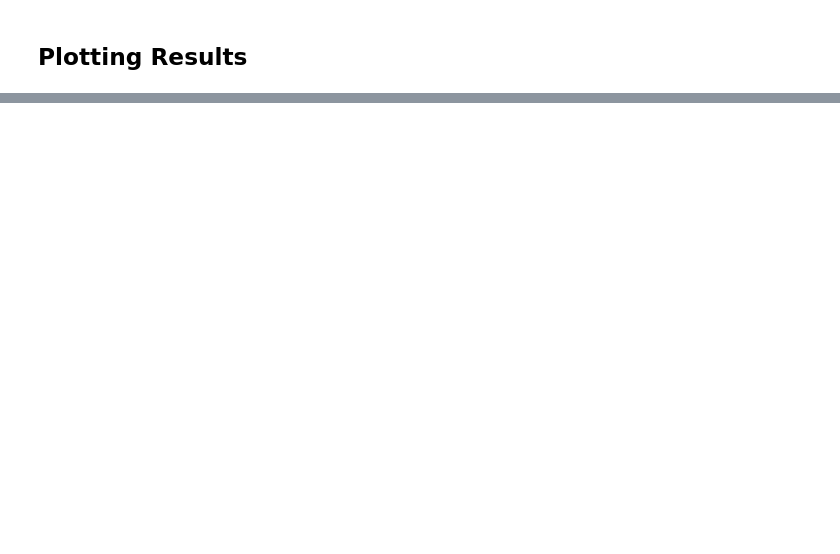
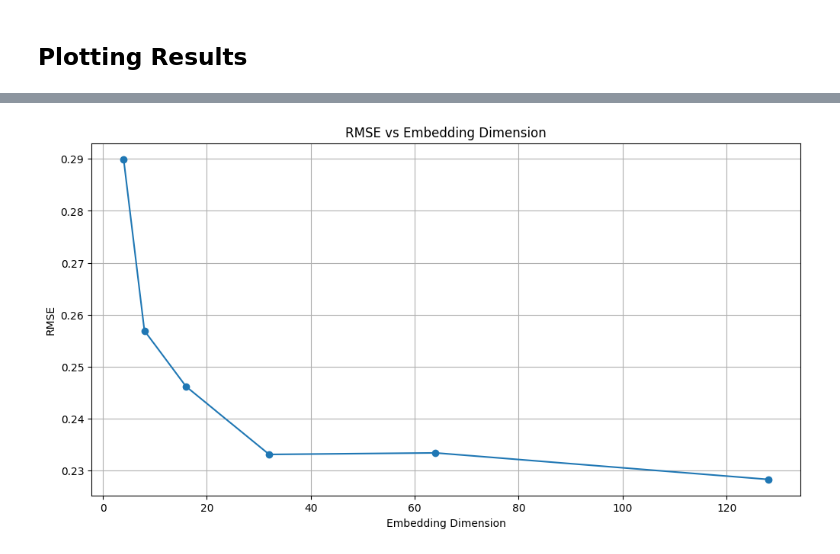
Before and after one commit to MarsImmortal/neural_factorization_machine, a Jupyter notebook: NFM.ipynb, the cells around one changed output, grey strips where cells are left out. Saved outputs shown, nothing was run; the diff lists cells and outputs as text; code cells hidden in the pictures; blank space fills up the shorter version.

Commit message:
add results for rmse v dim and acc v dim

```diff
--- a/NFM.ipynb
+++ b/NFM.ipynb
@@ -1439,0 +1553,30 @@ plt.show()
+# %%
+from sklearn.metrics import mean_squared_error
+import numpy as np
+
+def calculate_rmse(y_true, y_pred):
+    return np.sqrt(mean_squared_error(y_true, y_pred))
+# %%
+# List of embedding dimensions to evaluate
+embedding_dims = [4, 8, 16, 32, 64, 128]
+
+# Store RMSE results for plotting
+rmse_results = []
+
+for hidden_factor in embedding_dims:
+    # Load the trained model
+    model_path = f'models/neural_fm_model_multiclass_{hidden_factor}.keras'
+    loaded_model = tf.keras.models.load_model(model_path, custom_objects={'NeuralFM': NeuralFM})
+    print(f"Loaded model from {model_path}")
+
+    # Evaluate the model on the test dataset
+    y_pred = loaded_model.predict(test_dataset)
+
+    # Convert predictions to class labels (if needed)
+    y_pred_labels = np.argmax(y_pred, axis=1)
+    y_test_labels = np.argmax(y_test, axis=1)  # Assuming y_test is one-hot encoded
+
+    # Calculate RMSE
+    rmse = calculate_rmse(y_test_labels, y_pred_labels)
+    rmse_results.append(rmse)
+    print(f"RMSE for embedding dimension {hidden_factor}: {rmse}")
@@ -1439,0 +1602,13 @@ plt.show()
+# %%
+import matplotlib.pyplot as plt
+
+# Plot RMSE vs Embedding Dimension
+plt.figure(figsize=(12, 6))
+plt.plot(embedding_dims, rmse_results, marker='o')
+plt.title('RMSE vs Embedding Dimension')
+plt.xlabel('Embedding Dimension')
+plt.ylabel('RMSE')
+plt.grid(True)
+plt.show()
+# %% [output]
+[figure, added]
```
Also changed, not shown: parts of 7 cells of this notebook.
